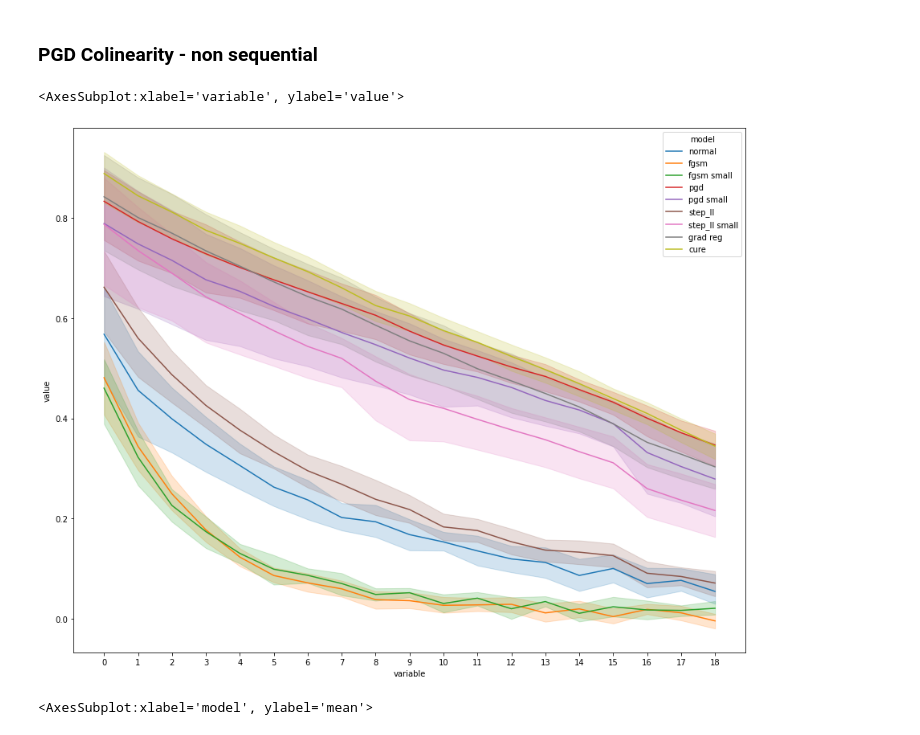
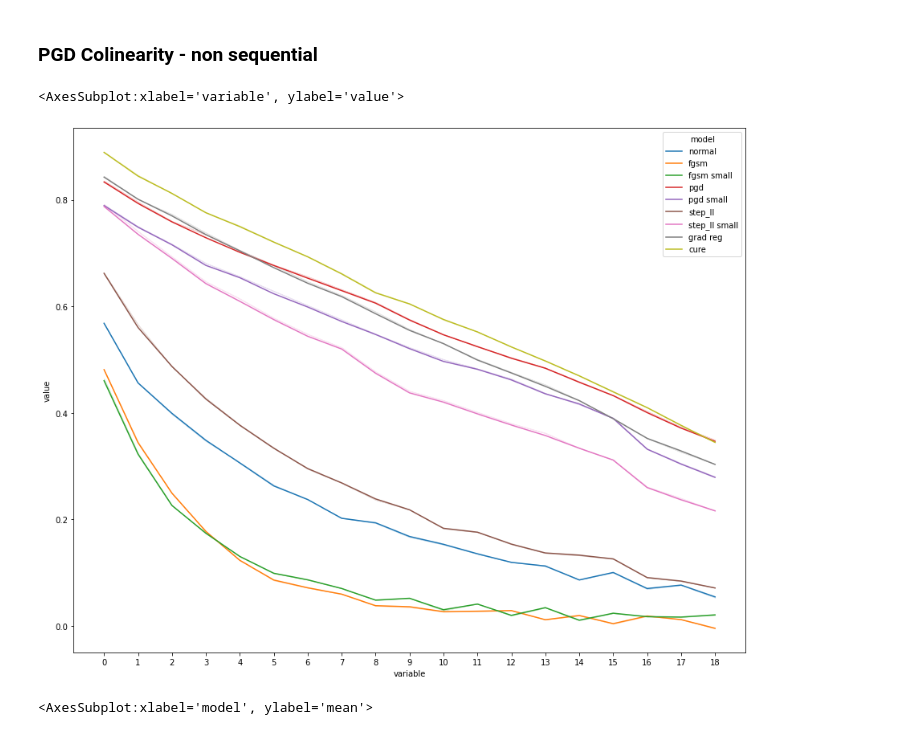
Before and after one commit to CarlosGomes98/false_sense_of_security, a Jupyter notebook: notebooks/Metrics.ipynb, the cells around one changed output. Drawn from its saved outputs; the diff is of its cells as text; code cells hidden in the pictures.

```diff
--- a/notebooks/Metrics.ipynb
+++ b/notebooks/Metrics.ipynb
@@ -319,10 +335,10 @@ colinearity = colinearity.drop(columns=[colinearity.columns[0]])
 long_form_data = colinearity.drop(columns=['mean', 'sum']).melt(id_vars=['model'])
 # %%
 fig, ax = plt.subplots(figsize=(15, 12))
-sns.lineplot(ax=ax, data=long_form_data, x='variable', y='value', hue='model')
+sns.lineplot(ax=ax, data=long_form_data, x='variable', y='value', hue='model', ci=False)
 # %% [output]
 <AxesSubplot:xlabel='variable', ylabel='value'>
-[figure, old version]
+[figure, new version]
 # %%
 sns.barplot(data=colinearity, x='model', y='mean')
 # %% [output]
```
Also changed, not shown: parts of 6 cells of this notebook, 4 other files.
